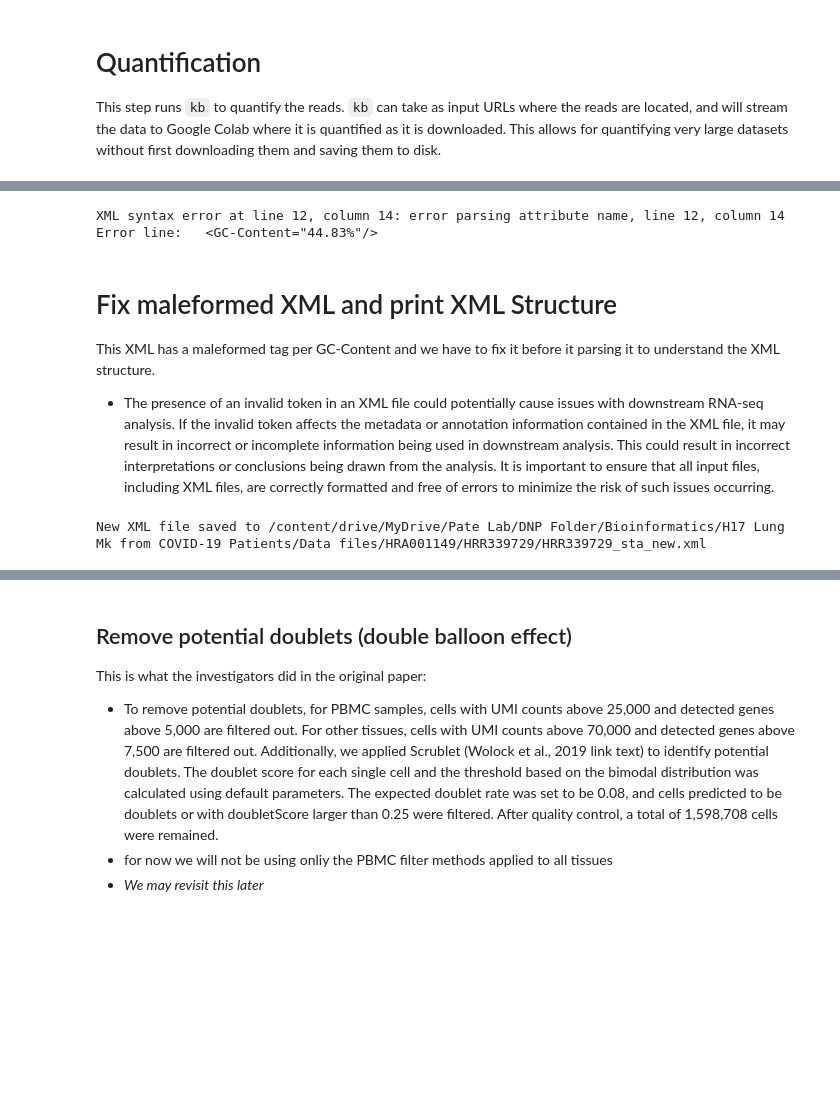
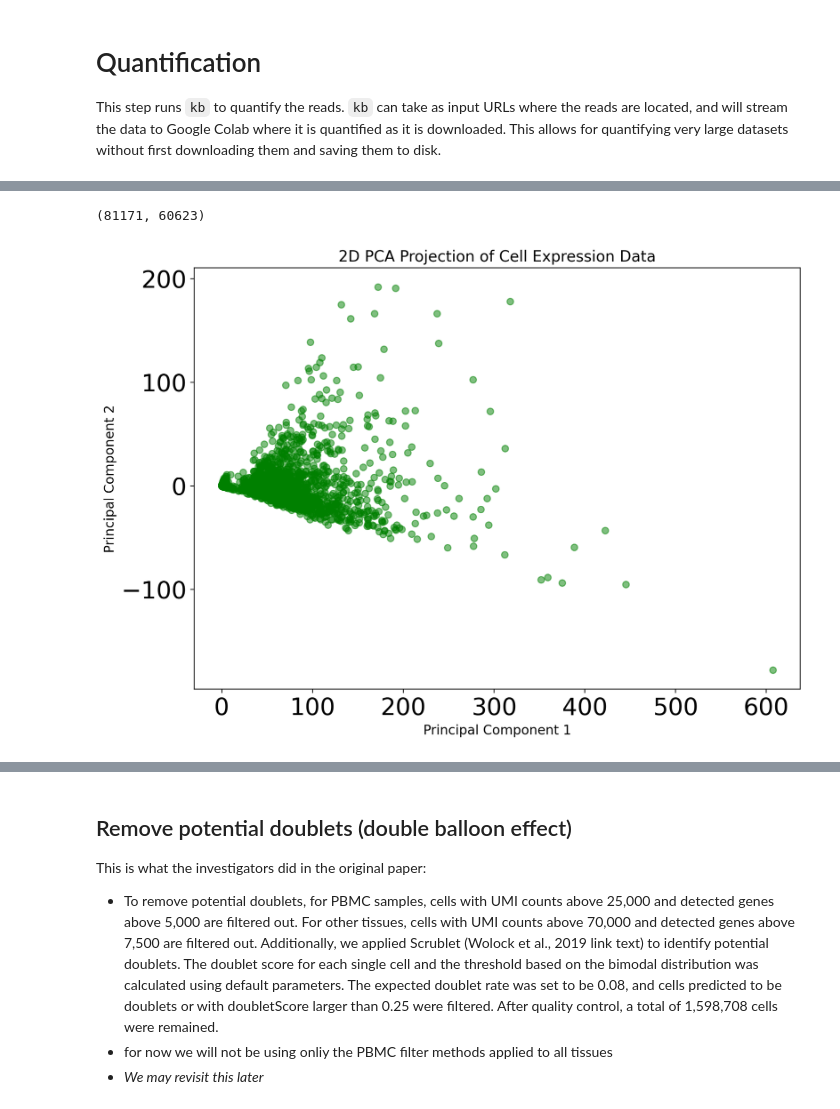
Before and after one commit to DPariser/DataScience, a Jupyter notebook: Preprocessing/041823_DNP1_QC_and_Pre_Processing_FASTQ.ipynb, the cells around one changed output, grey strips where cells are left out. Cells and saved outputs as stored; diff of their text form; code cells hidden in the pictures; blank space fills up the shorter version.

```diff
--- a/Preprocessing/041823_DNP1_QC_and_Pre_Processing_FASTQ.ipynb
+++ b/Preprocessing/041823_DNP1_QC_and_Pre_Processing_FASTQ.ipynb
@@ -779,32 +287,38 @@ base_count_bio_filtered="0" cmp_base_count="29155969152">
-# %%
-validate_xml(xml_gz)
-# %% [output]
-XML syntax error at line 12, column 14: error parsing attribute name, line 12, column 14
-Error line:   <GC-Content="44.83%"/>
-# %% [markdown]
-# Fix maleformed XML and print XML Structure
-This XML has a maleformed tag per GC-Content and we have to fix it before it parsing it to understand the XML structure.
-
-* The presence of an invalid token in an XML file could potentially cause issues with downstream RNA-seq analysis. If the invalid token affects the metadata or annotation information contained in the XML file, it may result in incorrect or incomplete information being used in downstream analysis. This could result in incorrect interpretations or conclusions being drawn from the analysis. It is important to ensure that all input files, including XML files, are correctly formatted and free of errors to minimize the risk of such issues occurring.
-# %%
-import os
-
-# Define paths
-xml_path = '/content/drive/MyDrive/Pate Lab/DNP Folder/Bioinformatics/H17 Lung Mk from COVID-19 Patients/Data files/HRA001149/HRR339729/HRR339729_sta.xml'
-output_dir = '/content/drive/MyDrive/Pate Lab/DNP Folder/Bioinformatics/H17 Lung Mk from COVID-19 Patients/Data files/HRA001149/HRR339729/'
-
-# Read XML file
-with open(xml_path, 'rt') as f:
-    xml_string = f.read()
-
-# Replace the attribute value in the XML string
-new_xml_string = xml_string.replace('<GC-Content="44.83%"/>', '<GC-Content value="44.83%"/>')
-
-# Write the new XML string to a file
-output_path = os.path.join(output_dir, 'HRR339729_sta_new.xml')
-with open(output_path, 'w') as f:
-    f.write(new_xml_string)
-
-print(f"New XML file saved to {output_path}")
-# %% [output]
-New XML file saved to /content/drive/MyDrive/Pate Lab/DNP Folder/Bioinformatics/H17 Lung Mk from COVID-19 Patients/Data files/HRA001149/HRR339729/HRR339729_sta_new.xml
+# %%
+# Read in the count matrix that was output by `kb`.
+mtx = mmread("/content/counts_unfiltered/cells_x_genes.mtx")
+
+print(mtx.shape)
+# %% [output]
+(81171, 60623)
+# %%
+# Create an instance of TruncatedSVD with 2 components
+tsvd = TruncatedSVD(n_components=2)
+
+# Fit the truncated SVD to the sparse matrix
+tsvd.fit(mtx)
+
+# Transform the sparse matrix to a 2-dimensional array
+X = tsvd.transform(mtx)
+# %%
+import matplotlib.pyplot as plt
+
+# Define the labels and header text
+title = "2D PCA Projection of Cell Expression Data"
+x_label = "Principal Component 1"
+y_label = "Principal Component 2"
+
+# Create a new figure with a size of 10x7 inches
+fig, ax = plt.subplots(figsize=(10, 7))
+
+# Create a scatter plot of the first and second columns of X
+# with a transparency of 0.5 and the color green, and add labels
+ax.scatter(X[:,0], X[:,1], alpha=0.5, c="green")
+ax.set_xlabel(x_label, fontsize=12)
+ax.set_ylabel(y_label, fontsize=12)
+
+# Set the title and display the plot
+ax.set_title(title, fontsize=14)
+plt.show()
+# %% [output]
+[figure, added]
```
Also changed, not shown: parts of 77 cells of this notebook.
